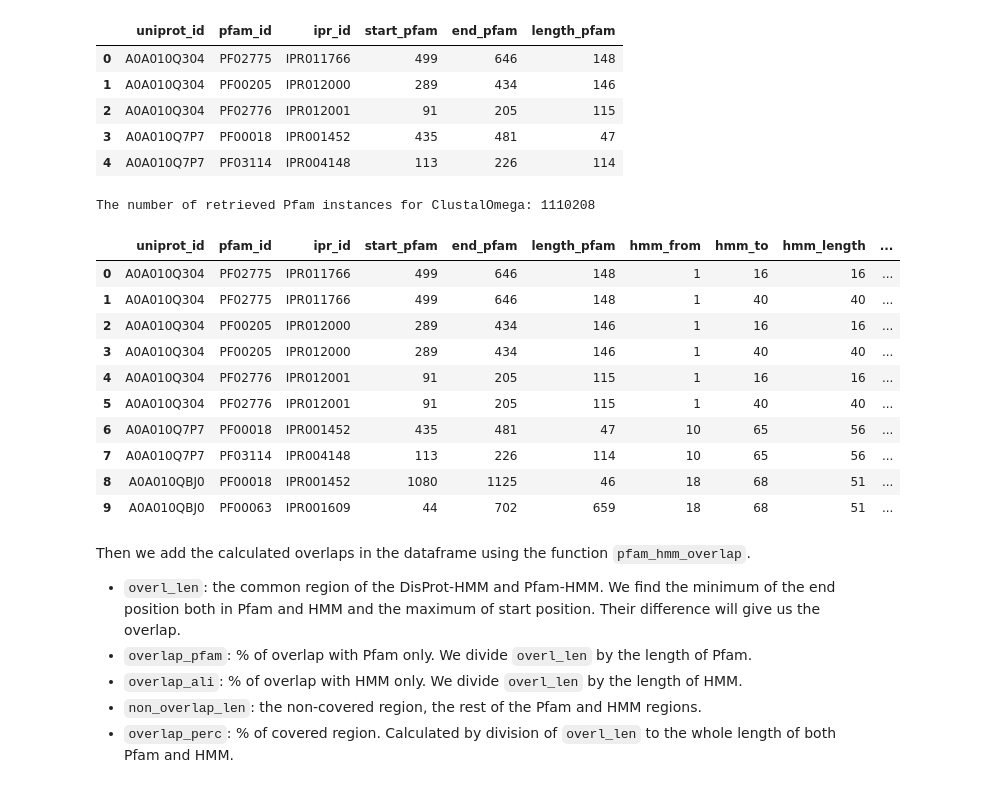
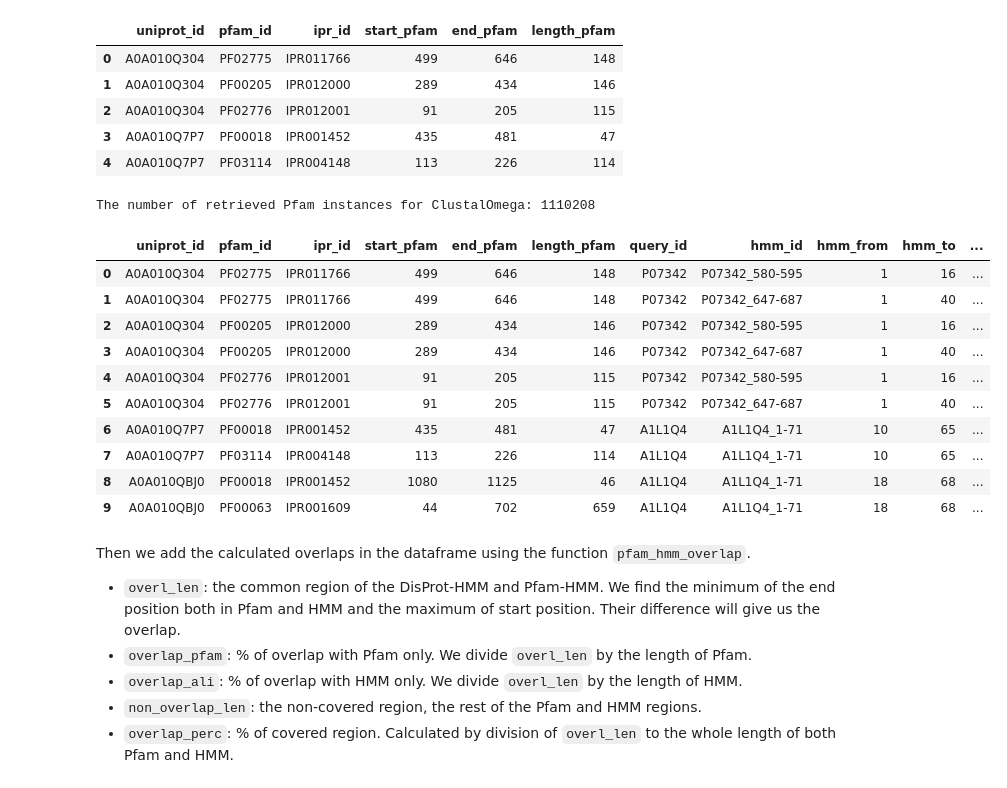
Before and after one commit to AlyaHarvelle/HMMER, a Jupyter notebook: hmm_preprocessing.ipynb, the cells around one changed output. Saved outputs shown, nothing was run; the diff lists cells and outputs as text; code cells hidden in the pictures.

```diff
--- a/hmm_preprocessing.ipynb
+++ b/hmm_preprocessing.ipynb
@@ -110,6 +106,7 @@ clustal_out_dir_rem = '/home/{}/hmm/clustal/hmmsearch'.format(name)
 #     !scp {name}@{server}:~/hmm/clustal/hmmsearch/hmmsearch_clustal_{dest_filename}.txt {hmmsearch_dir_clustal}
 # %%
 # Preprocess hmmsearch results - ClustalOmega
+### sort by score (descending)
 hmmsearch_dir_clustal = '{}/results/hmms/hmmsearch/clustal'.format(directory)
 hmmsearch_dir_clustal_prepr_output = '{}/results/hmms/hmmsearch/clustal/hmmsearch_df'.format(directory)
 create_directory(hmmsearch_dir_clustal)
@@ -121,11 +118,14 @@ for filename in os.listdir(hmmsearch_dir_clustal):
     if filename.endswith('.txt'):
         file_path = os.path.join(hmmsearch_dir_clustal, filename)
         parts = filename.split('_')
-        protein_id = '{}_{}'.format(parts[2], parts[3].split(".")[0])
+        protein_id = '{}_{}'.format(parts[2], parts[3].split('.')[0])
         try:
             clustal_stat = process_hmmsearch_file(file_path)
             clustal_reg = extract_table_from_output(file_path)
             clustal_result = pd.merge(clustal_stat, clustal_reg, left_on='Sequence', right_on='id', how='inner')
+            clustal_result.insert(clustal_result.columns.get_loc('Sequence'), 'query_id', parts[2])
+            clustal_result.insert(clustal_result.columns.get_loc('Sequence'), 'hmm_id', protein_id)
+            clustal_result = clustal_result.iloc[:, [*range(3), *range(6, clustal_result.shape[1])]]
             clustal_result = clustal_result.drop(columns=['Description', 'id'])
 
             # Save individual DataFrames to a list
@@ -207,29 +207,29 @@ The number of retrieved Pfam instances for ClustalOmega: 1073417
 # %%
 # Merge hmmsearch results with Pfam - ClustalOmega
 pfam_clustal = pd.merge(pfam_clustal,
-                        hmmsearch_results_clustal[['Sequence',
+                        hmmsearch_results_clustal[['query_id', 'hmm_id', 'Sequence',
                                                    'hmm_from', 'hmm_to', 'hmm_length',
                                                    'ali_from', 'ali_to', 'ali_length',
                                                    'env_from', 'env_to', 'env_length']],
                         left_on='uniprot_id', right_on='Sequence', how='left')
 
 pfam_clustal = pfam_clustal.dropna(axis=0)
 pfam_clustal = pfam_clustal.drop(columns=['Sequence'])
 print('The number of retrieved Pfam instances for ClustalOmega: {}'.format(len(pfam_clustal)))
-pfam_clustal[:10]
+pfam_clustal.head(10)
 # %% [output]
 The number of retrieved Pfam instances for ClustalOmega: 1110208
-|  | uniprot_id | pfam_id | ipr_id | start_pfam | end_pfam | length_pfam | hmm_from | hmm_to | hmm_length | ... |
-| 0 | A0A010Q304 | PF02775 | IPR011766 | 499 | 646 | 148 | 1 | 16 | 16 | ... |
-| 1 | A0A010Q304 | PF02775 | IPR011766 | 499 | 646 | 148 | 1 | 40 | 40 | ... |
-| 2 | A0A010Q304 | PF00205 | IPR012000 | 289 | 434 | 146 | 1 | 16 | 16 | ... |
-| 3 | A0A010Q304 | PF00205 | IPR012000 | 289 | 434 | 146 | 1 | 40 | 40 | ... |
-| 4 | A0A010Q304 | PF02776 | IPR012001 | 91 | 205 | 115 | 1 | 16 | 16 | ... |
-| 5 | A0A010Q304 | PF02776 | IPR012001 | 91 | 205 | 115 | 1 | 40 | 40 | ... |
-| 6 | A0A010Q7P7 | PF00018 | IPR001452 | 435 | 481 | 47 | 10 | 65 | 56 | ... |
-| 7 | A0A010Q7P7 | PF03114 | IPR004148 | 113 | 226 | 114 | 10 | 65 | 56 | ... |
-| 8 | A0A010QBJ0 | PF00018 | IPR001452 | 1080 | 1125 | 46 | 18 | 68 | 51 | ... |
-| 9 | A0A010QBJ0 | PF00063 | IPR001609 | 44 | 702 | 659 | 18 | 68 | 51 | ... |
+|  | uniprot_id | pfam_id | ipr_id | start_pfam | end_pfam | length_pfam | query_id | hmm_id | hmm_from | hmm_to | ... |
+| 0 | A0A010Q304 | PF02775 | IPR011766 | 499 | 646 | 148 | P07342 | P07342_580-595 | 1 | 16 | ... |
+| 1 | A0A010Q304 | PF02775 | IPR011766 | 499 | 646 | 148 | P07342 | P07342_647-687 | 1 | 40 | ... |
+| 2 | A0A010Q304 | PF00205 | IPR012000 | 289 | 434 | 146 | P07342 | P07342_580-595 | 1 | 16 | ... |
+| 3 | A0A010Q304 | PF00205 | IPR012000 | 289 | 434 | 146 | P07342 | P07342_647-687 | 1 | 40 | ... |
+| 4 | A0A010Q304 | PF02776 | IPR012001 | 91 | 205 | 115 | P07342 | P07342_580-595 | 1 | 16 | ... |
+| 5 | A0A010Q304 | PF02776 | IPR012001 | 91 | 205 | 115 | P07342 | P07342_647-687 | 1 | 40 | ... |
+| 6 | A0A010Q7P7 | PF00018 | IPR001452 | 435 | 481 | 47 | A1L1Q4 | A1L1Q4_1-71 | 10 | 65 | ... |
+| 7 | A0A010Q7P7 | PF03114 | IPR004148 | 113 | 226 | 114 | A1L1Q4 | A1L1Q4_1-71 | 10 | 65 | ... |
+| 8 | A0A010QBJ0 | PF00018 | IPR001452 | 1080 | 1125 | 46 | A1L1Q4 | A1L1Q4_1-71 | 18 | 68 | ... |
+| 9 | A0A010QBJ0 | PF00063 | IPR001609 | 44 | 702 | 659 | A1L1Q4 | A1L1Q4_1-71 | 18 | 68 | ... |
 # %% [markdown]
 Then we add the calculated overlaps in the dataframe using the function `pfam_hmm_overlap`.
 
```
Also changed, not shown: parts of 4 cells of this notebook.
